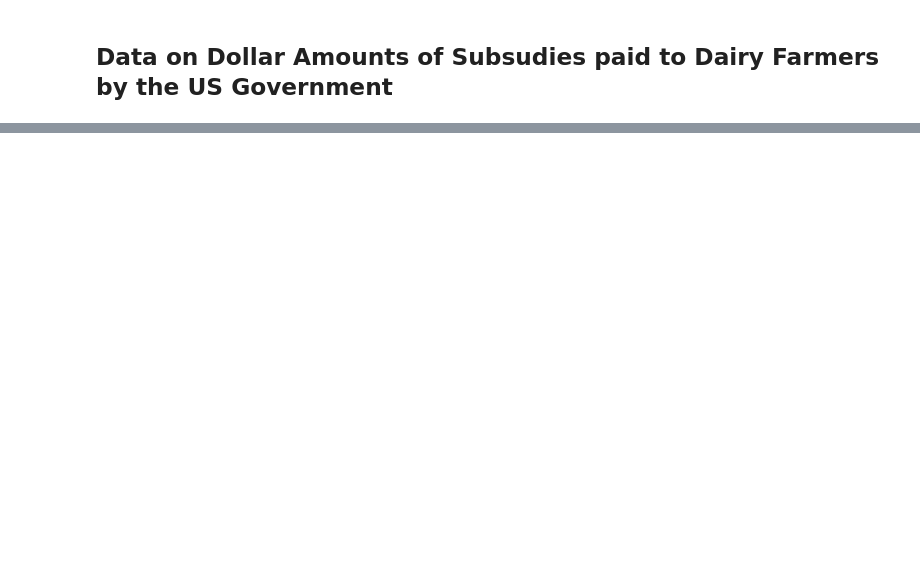
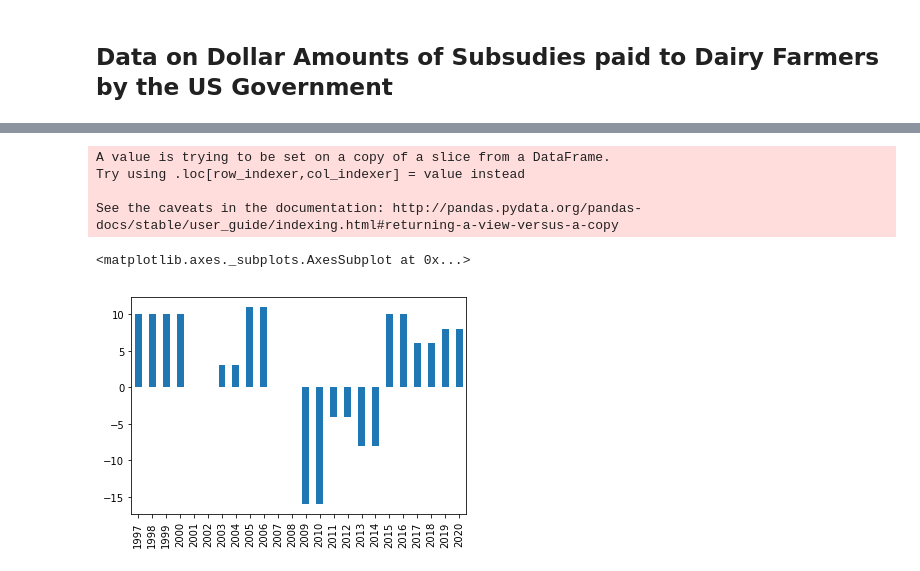
Before and after one commit to laniepreston/Data-Wrangling-Final-Project, a Jupyter notebook: Lanie_Floor_Final_Project.ipynb, the cells around one changed output, grey strips where cells are left out. Drawn from its saved outputs; the diff is of its cells as text; code cells hidden in the pictures; blank space fills up the shorter version.

```diff
--- a/Lanie_Floor_Final_Project.ipynb
+++ b/Lanie_Floor_Final_Project.ipynb
@@ -43,0 +44,12 @@ senate_division
+# %%
+#seats per party per year
+senate_division = pd.read_excel('senate_division.xlsx', index_col = "Years")
+senate_division_per_year = pd.DataFrame(index=[], columns=senate_division.columns)
+
+for index, row in senate_division.iterrows():
+    row.name = int(index.split("–")[0])
+    senate_division_per_year = senate_division_per_year.append(row)
+    row.name = row.name+1
+    senate_division_per_year = senate_division_per_year.append(row)
+
+senate_division_per_year
@@ -85,0 +131,11 @@ pd.concat([dairy_payouts, lobbies_final], axis=1, sort=False)
+# %%
+division = senate_division_per_year[["Democrats", "Republicans"]]
+division['division'] = division['Republicans'] - division['Democrats']
+division['division'].plot.bar()
+# %% [output]
+A value is trying to be set on a copy of a slice from a DataFrame.
+Try using .loc[row_indexer,col_indexer] = value instead
+
+See the caveats in the documentation: http://pandas.pydata.org/pandas-docs/stable/user_guide/indexing.html#returning-a-view-versus-a-copy
+<matplotlib.axes._subplots.AxesSubplot at 0x...>
+[figure, added]
```
Also changed, not shown: parts of 8 cells of this notebook, 1 other file.
